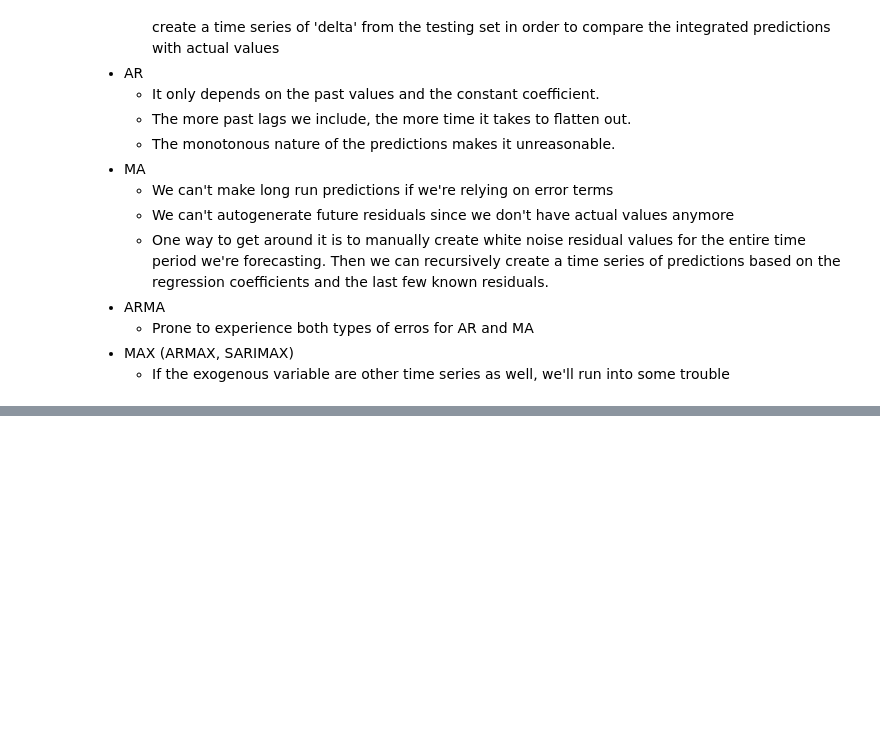
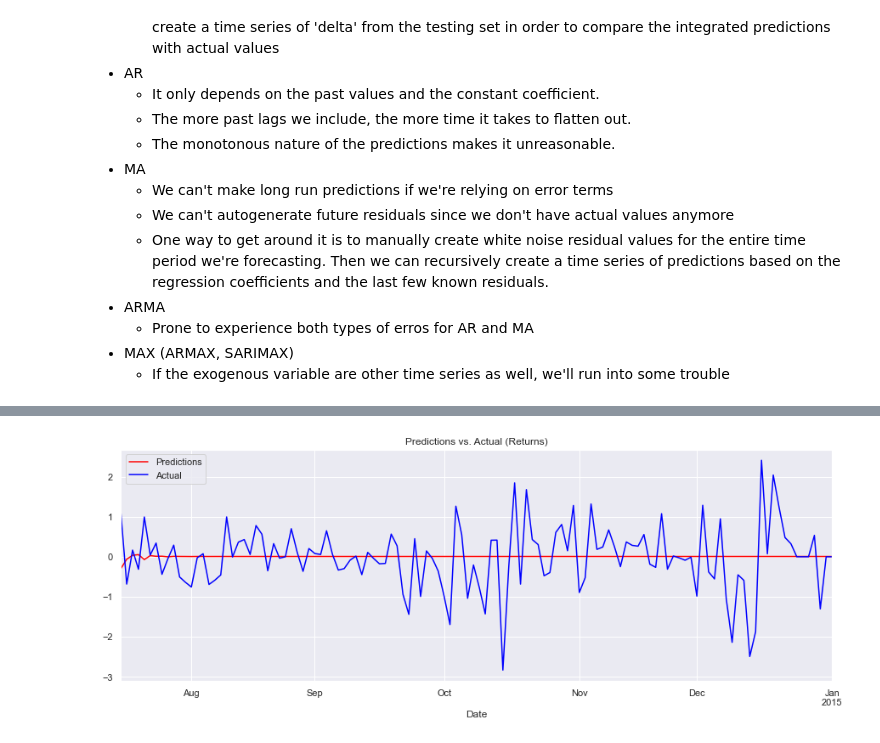
Before and after one commit to mkang32/snp500-analysis, a Jupyter notebook: notebooks/8.Forecasting.ipynb, the cells around one changed output, grey strips where cells are left out. Drawn from its saved outputs; the diff is of its cells as text; code cells hidden in the pictures; blank space fills up the shorter version.

```diff
--- a/notebooks/8.Forecasting.ipynb
+++ b/notebooks/8.Forecasting.ipynb
@@ -350,0 +367,7 @@ plt.show()
+# %%
+from statsmodels.tsa.api import VAR
+
+df_ret = df[['ret_spx', 'ret_dax', 'ret_ftse', 'ret_nikkei']][1:]
+model_var_ret = VAR(df_ret)
+model_var_ret.select_order(20)
+results_var_ret = model_var_ret.fit(ic='aic')
@@ -350,0 +394,15 @@ plt.show()
+# %%
+lag_order_ret = results_var_ret.k_ar
+var_pred_ret = results_var_ret.forecast(df_ret.values[lag_order_ret:], len(df_test[start_date:end_date]))
+# we are using the last lag_order_ret many elements in df_ret to make the first prediction
+
+df_ret_pred = pd.DataFrame(data=var_pred_ret, index=df_test[start_date:end_date].index,
+                          columns=df_test[start_date:end_date].columns[4:8])
+
+df_ret_pred.ret_nikkei[start_date:end_date].plot(figsize=(15, 5), color='red')
+df_test.ret_ftse[start_date: end_date].plot(color='blue')
+plt.title('Predictions vs. Actual (Returns)')
+plt.legend(['Predictions', 'Actual'])
+plt.show()
+# %% [output]
+[figure, added]
```
Also changed, not shown: parts of 4 cells of this notebook.
